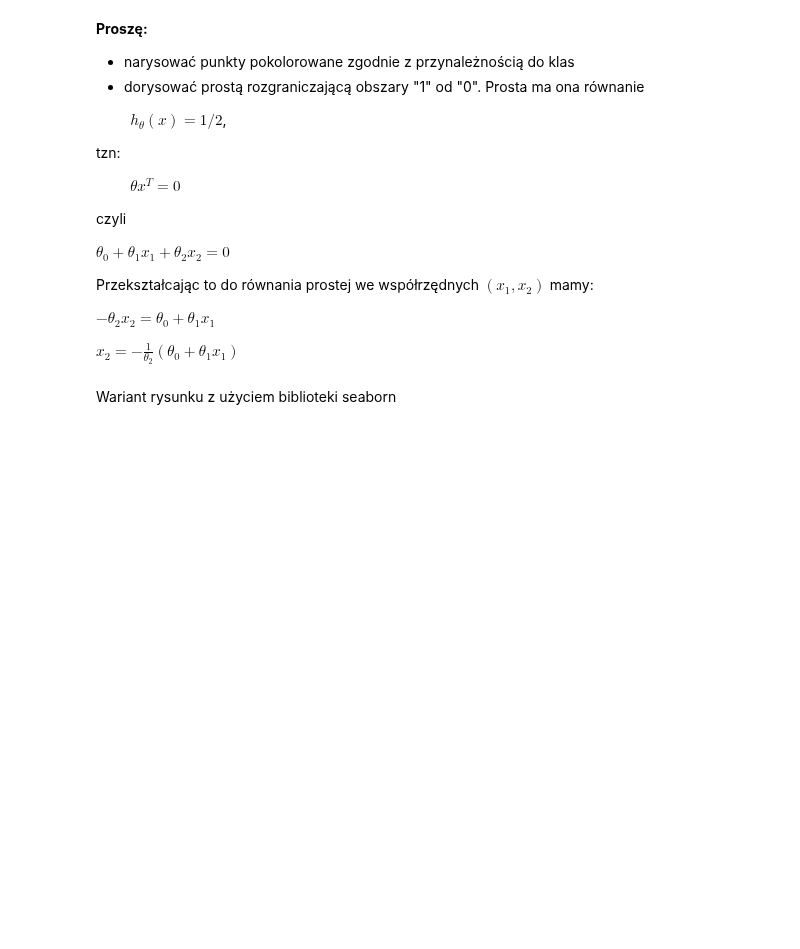
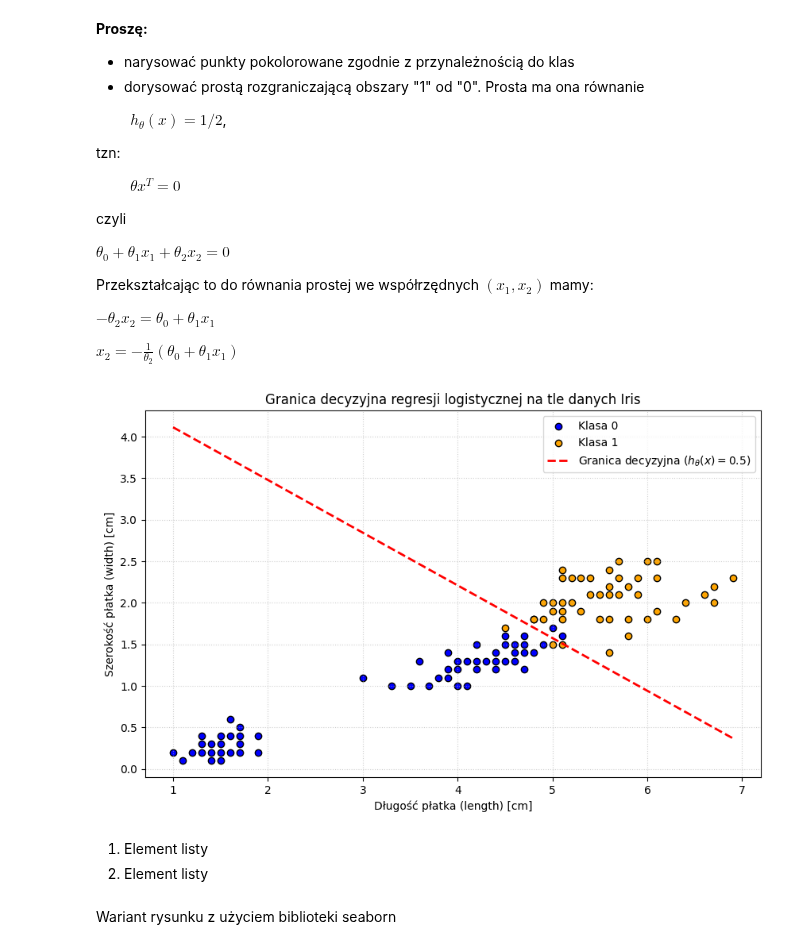
Before and after one commit to js-DigitalSurfer/ML, a Jupyter notebook: 03_Regresja_logistyczna.ipynb, the cells around one changed output. Saved outputs shown, nothing was run; the diff lists cells and outputs as text; code cells hidden in the pictures; blank space fills up the shorter version.

````diff
--- a/03_Regresja_logistyczna.ipynb
+++ b/03_Regresja_logistyczna.ipynb
@@ -207,7 +211,3 @@ h - postać zależności wyniku od danych wejściowych. U nas to jest funkcja lo
 * ```model``` dla którego szukamy parametrów $\theta_{i}$ w naszym przypadku to będzie funkcja logistyczna: ```logistic_func```
 
 **Uwaga**: argument $theta$ musi być pierwszy
-# %%
-def log_likelihood(theta, x, y, model):
-...
-    return result
@@ -231,7 +242,7 @@ $
 * zwraca funkcję log-wiarygodności pomnożoną przez $-1$
 # %%
 def negative_log_likelihood(theta, x, y, model):
-...
+  return -log_likelihood(theta, x, y, model)
 # %% [markdown]
 **Proszę** napisać funkcję ```log_likelihood_derivative(theta, x,y, model)``` oraz ```negative_log_likelihood_derivative(theta, x,y, model)``` które:
 
@@ -300,9 +328,17 @@ Wartość funkcji log-wiarygodności dla optymalnych parametrów: -9.34058774166
 model = logistic_func
 
 # poszukiwanie optymalnych wartości parametrów theta
-...
+
+theta_opt = so.fmin_bfgs(
+    f=negative_log_likelihood,
+    x0=theta_start,
+    fprime=negative_log_likelihood_derivative,
+    args=(X_data, y_data, model)
+)
+
+
 # wartość LLH z optymalnymi parametrami
-...
+llh = log_likelihood(theta_opt, X_data, y_data, logistic_func)
 
 print('Optymalne wartości parametrów theta: {}'.format(theta_opt))
 print("Wartość funkcji log-wiarygodności dla optymalnych parametrów: {}".format(llh))
@@ -373,3 +445,56 @@ import numpy as np
+# %%
+import plotly.express as px
+import plotly.graph_objects as go
+import numpy as np
+import matplotlib.pyplot as plt
+
+
+# 1. Wyciągnięcie danych do narysowania punktów
+x1_data = df_sub['length'].values
+x2_data = df_sub['width'].values
+labels = df_sub['label'].values
+
+# Utworzenie okna wykresu
+plt.figure(figsize=(10, 6))
+
+# 2. Rysowanie punktów pokolorowanych zgodnie z przynależnością do klas
+# Używamy maskowania logicznego, aby narysować każdą klasę osobno z własną etykietą i kolorem
+plt.scatter(x1_data[labels == 0], x2_data[labels == 0], color='blue', label='Klasa 0', edgecolors='k')
+plt.scatter(x1_data[labels == 1], x2_data[labels == 1], color='orange', label='Klasa 1', edgecolors='k')
+
+
+# 3. Generowanie punktów dla prostej rozgraniczającej (Granica decyzyjna)
+# Bierzemy 100 punktów od wartości minimalnej do maksymalnej cechy 'length'
+x1_vals = np.linspace(x1_data.min(), x1_data.max(), 100)
+
+
+# Implementacja przekształconego wzoru: x2 = -1/theta2 * (theta0 + theta1 * x1)
+theta0 = theta_opt[0]
+theta1 = theta_opt[1]
+theta2 = theta_opt[2]
+x2_vals = -(theta0 + theta1 * x1_vals) / theta2
+
+
+# 4. Dorysowanie prostej rozgraniczającej obszary "1" od "0"
+plt.plot(x1_vals, x2_vals, color='red', linestyle='--', linewidth=2, label='Granica decyzyjna ($h_\\theta(x) = 0.5$)')
+
+
+# 5. Dekoracja wykresu (opisy osi, tytuł, legenda)
+plt.xlabel('Długość płatka (length) [cm]')
+plt.ylabel('Szerokość płatka (width) [cm]')
+plt.title('Granica decyzyjna regresji logistycznej na tle danych Iris')
+plt.legend()
+plt.grid(True, linestyle=':', alpha=0.6)
+
+# Wyświetlenie ostatecznego wykresu
+plt.show()
+# %% [output]
+[figure, added]
+# %% [markdown]
+
+
+1.   Element listy
+2.   Element listy
 # %% [markdown]
 Wariant rysunku z użyciem biblioteki seaborn
 # %% [markdown]
````
Also changed, not shown: parts of 13 cells of this notebook.
